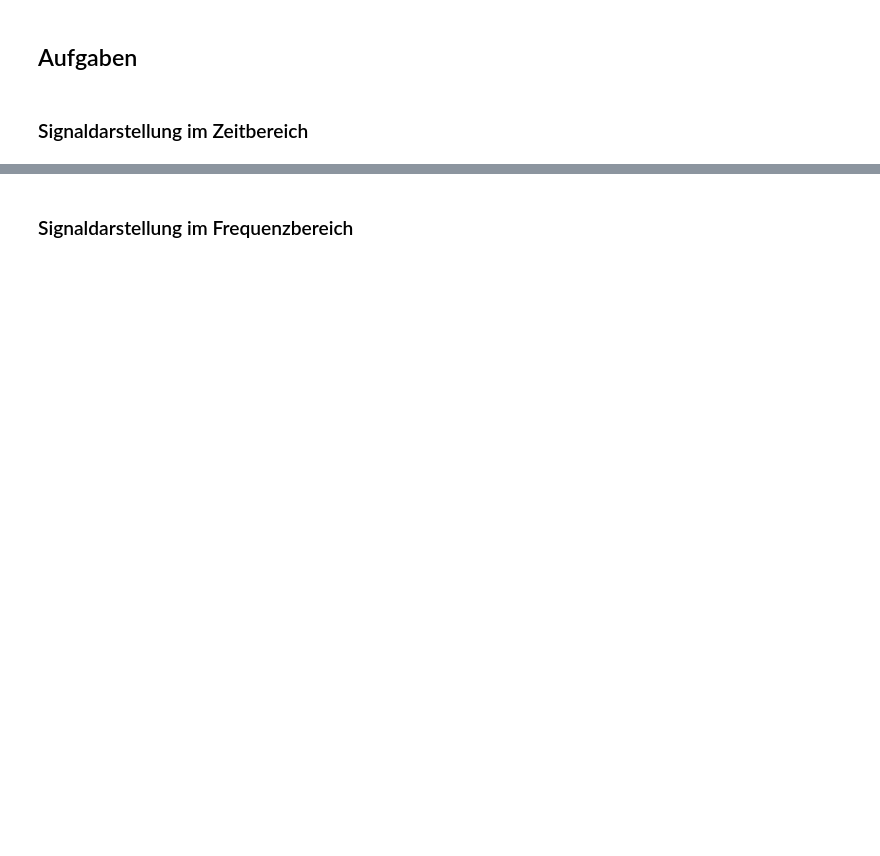
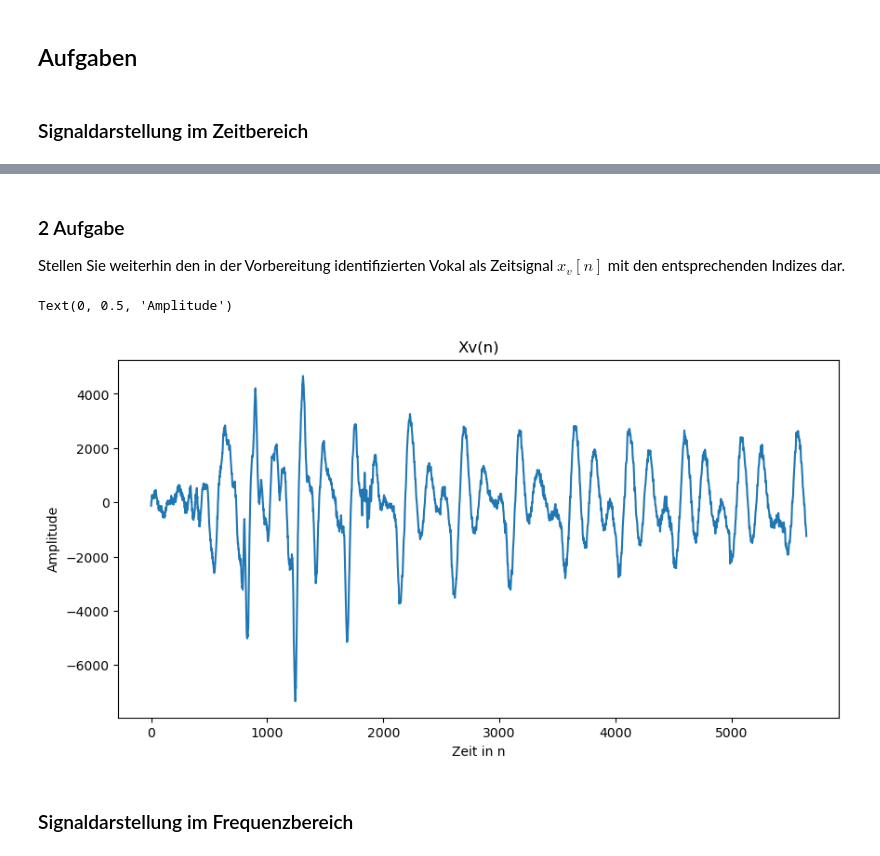
Before and after one commit to sonnii23/DigSigRep, a Jupyter notebook: digsig1/aufgabe_spektren.ipynb, the cells around one changed output, grey strips where cells are left out. Saved outputs shown, nothing was run; the diff lists cells and outputs as text; code cells hidden in the pictures; blank space fills up the shorter version.

```diff
--- a/digsig1/aufgabe_spektren.ipynb
+++ b/digsig1/aufgabe_spektren.ipynb
@@ -67,0 +68,18 @@ Praktikum Digitale Signalverarbeitung
+# %%
+#berechnung
+n    = 1/44100
+uBeg = 0.095/n
+uEnd = 0.223/n
+oBeg = 0.418/n
+oEnd = 0.544/n
+aBeg = 0.797/n
+aEnd = 1.061/n
+eBeg = 1.167/n
+eEnd = 1.225/n
+iBeg = 1.852/n
+iEnd = 2.023/n
+print(uBeg,uEnd)
+print(oBeg,oEnd)
+print(aBeg,aEnd)
+print(eBeg,eEnd)
+print(iBeg,iEnd)
@@ -98,3 +117,16 @@ Text(0, 0.5, 'Amplitude')
+# %% [markdown]
+### 2 Aufgabe
+Stellen Sie weiterhin den in der Vorbereitung identifizierten Vokal als Zeitsignal $x_v[n]$ mit den entsprechenden Indizes dar.
+# %%
+Xv = x_n[int(uBeg):int(uEnd)]
+plt.figure(figsize=(10, 5))
+plt.plot(Xv)
+plt.title('Xv(n)')
+plt.xlabel('Zeit in n')
+plt.ylabel('Amplitude')
+# %% [output]
+Text(0, 0.5, 'Amplitude')
+[figure, added]
 # %% [markdown]
 
 ### Signaldarstellung im Frequenzbereich
```
Also changed, not shown: parts of 5 cells of this notebook, 1 other file.
